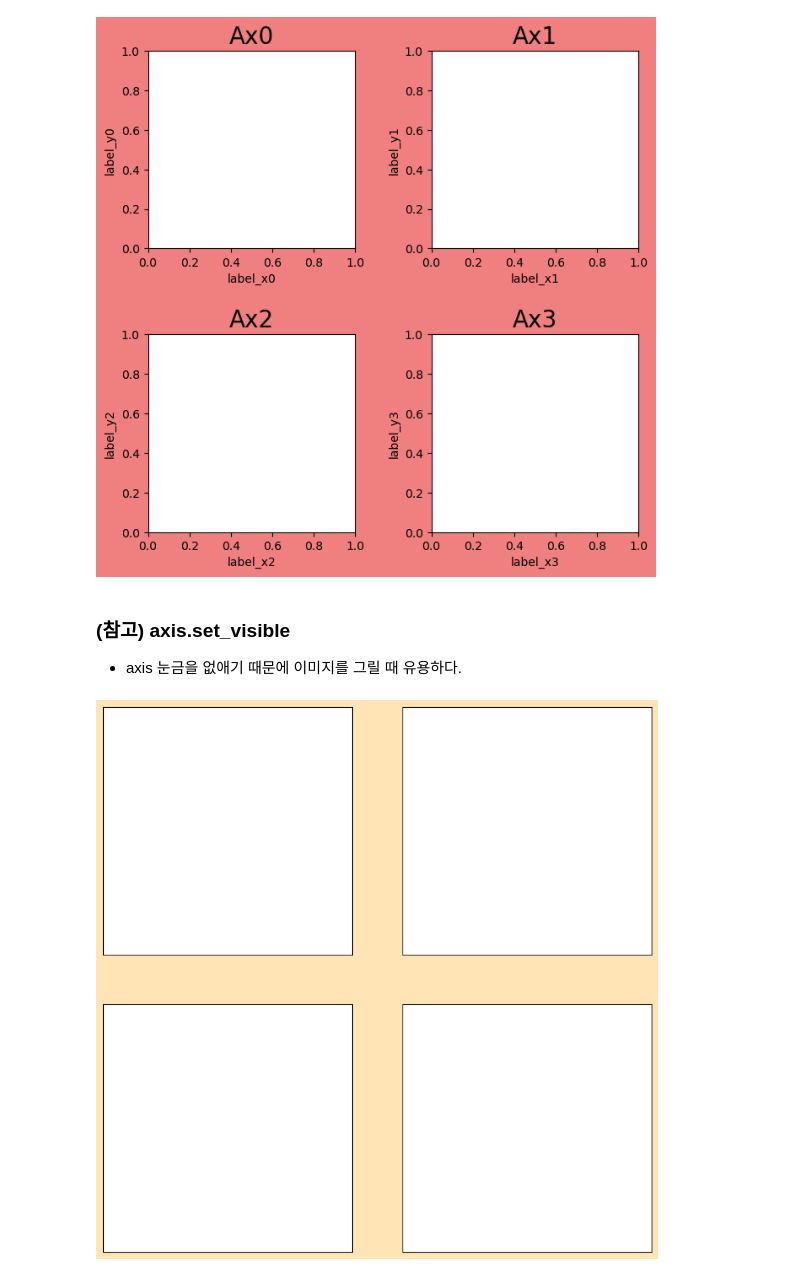
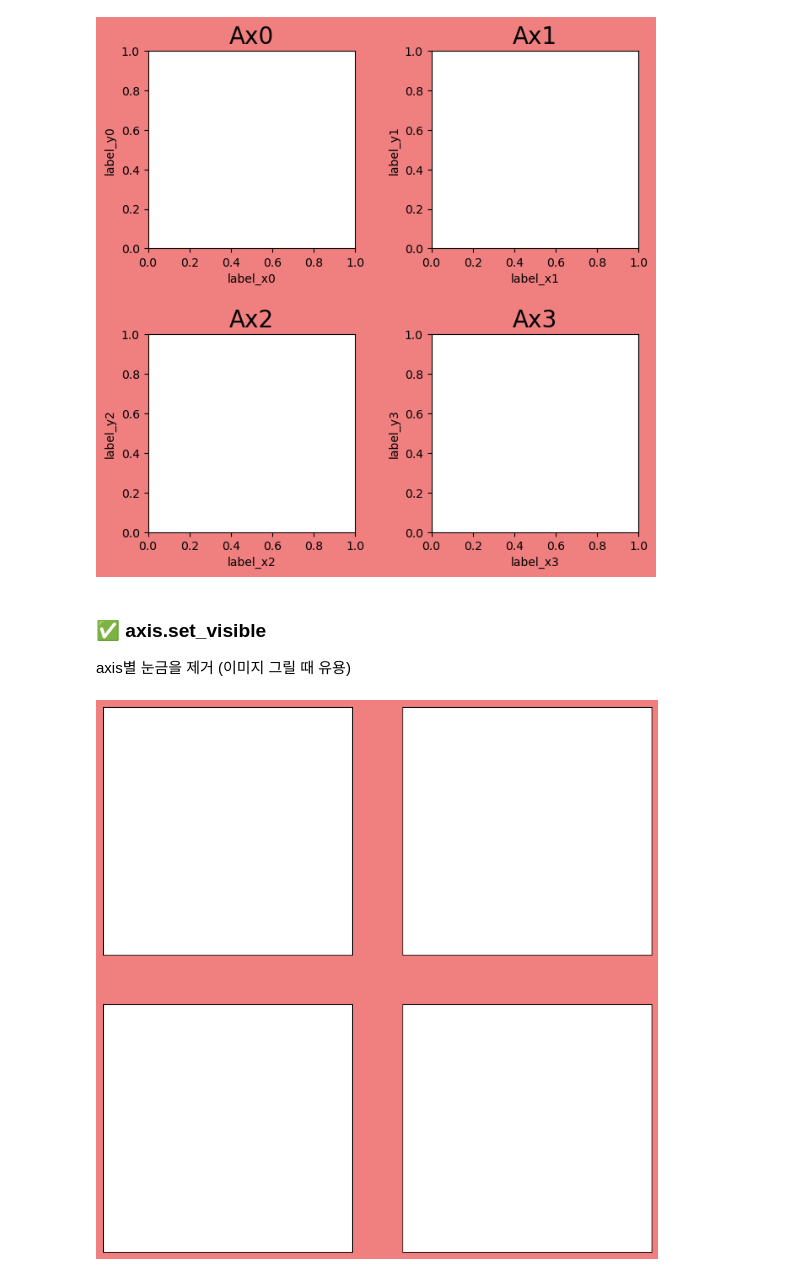
Before and after one commit to scarypillowz/Matplotlib, a Jupyter notebook: 기초(2)_axes alignment.ipynb, the cells around one changed output. Saved outputs shown, nothing was run; the diff lists cells and outputs as text; code cells hidden in the pictures.

```diff
--- a/개념(2) axes alignment.ipynb
+++ b/기초(2)_axes alignment.ipynb
@@ -30,14 +37,14 @@ fig.tight_layout(pad=2)
 # %% [output]
 [figure]
 # %% [markdown]
-### (참고) axis.set_visible
-- axis 눈금을 없애기 때문에 이미지를 그릴 때 유용하다.
+### ✅ axis.set_visible
+axis별 눈금을 제거 (이미지 그릴 때 유용)
 # %%
-fig, axes = plt.subplots(2, 2, figsize=(10, 10), facecolor='moccasin')
+fig, axes = plt.subplots(2, 2, figsize=(10, 10), facecolor='lightcoral')
 
 for ax_idx, ax in enumerate(axes.flat):
     ax.get_xaxis().set_visible(False)
     ax.get_yaxis().set_visible(False)
 # %% [output]
-[figure, old version]
+[figure, new version]
 # %% [markdown]
```
Also changed, not shown: parts of 15 cells of this notebook.
